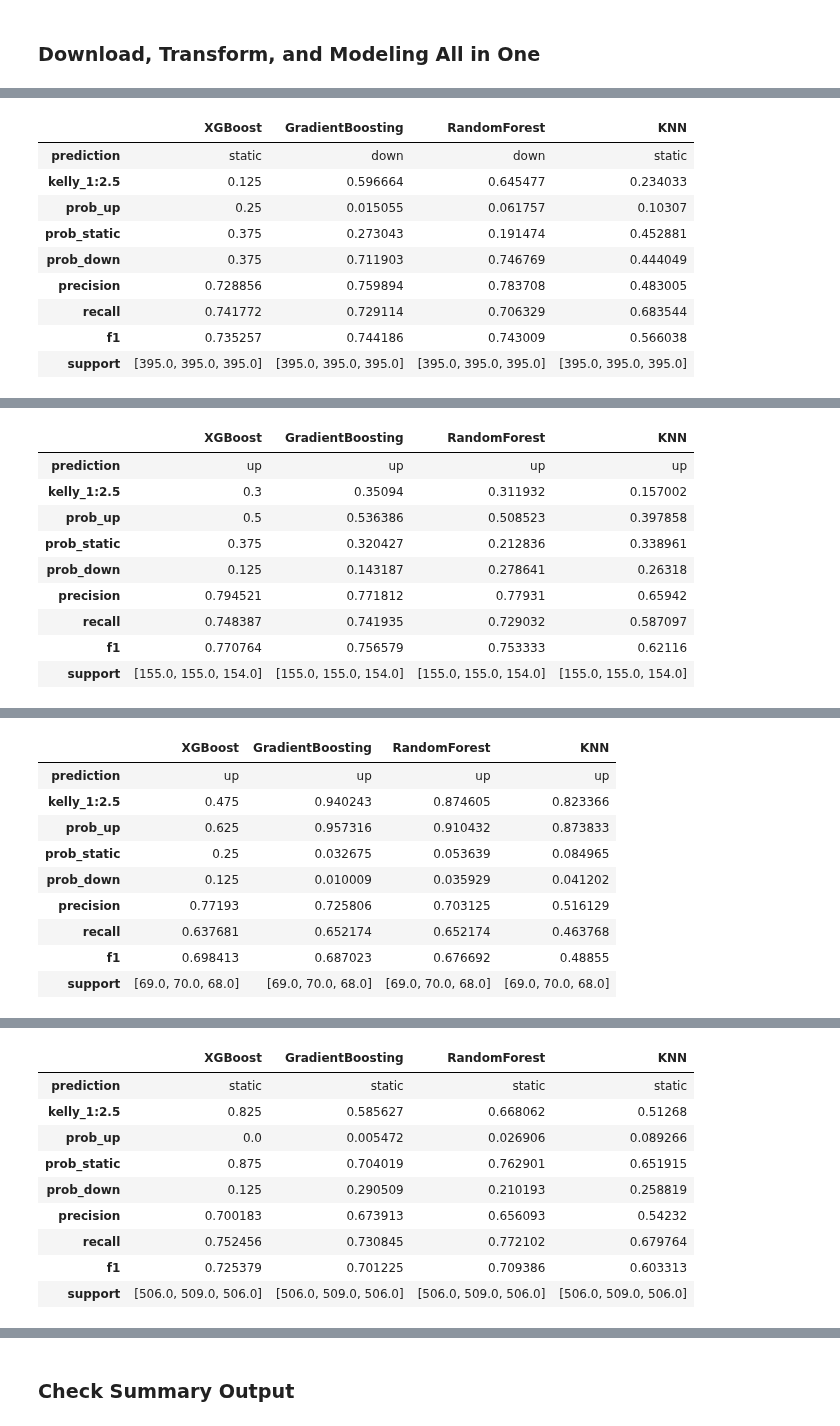
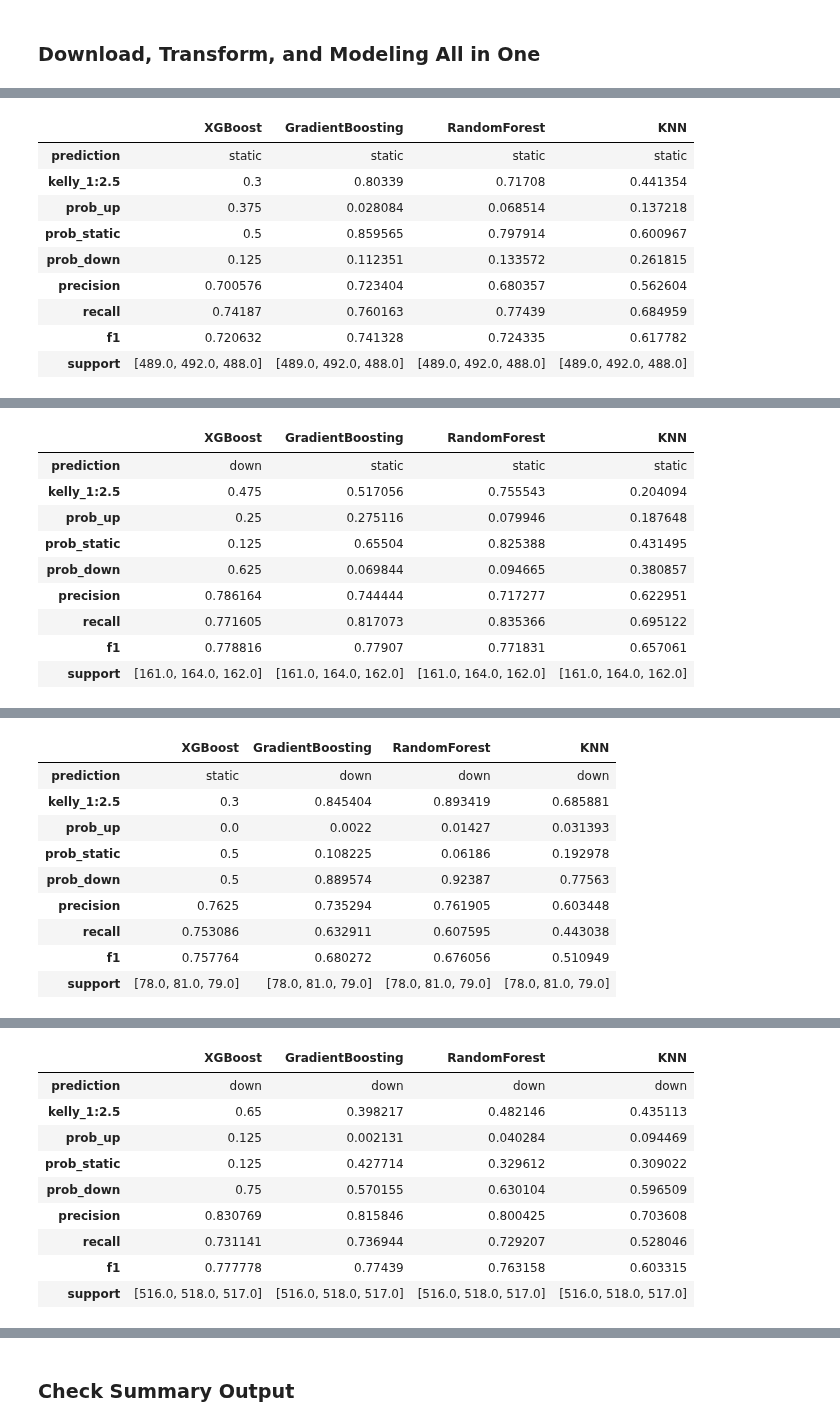
Before and after one commit to yuchild/stock_production, a Jupyter notebook: stock_next_time_frame_predictor.ipynb, the cells around one changed output, grey strips where cells are left out. Drawn from its saved outputs; the diff is of its cells as text; code cells hidden in the pictures.

```diff
--- a/stock_next_time_frame_predictor.ipynb
+++ b/stock_next_time_frame_predictor.ipynb
@@ -43,5 +43,5 @@ from src import functions as f
 # manufactoring suppliers
 # 'lrcs', 'klac', ''
 # %%
-f.predictions('cat')
+f.predictions('amd')
 # %% [output]
@@ -49,10 +50,10 @@ CAT 5m Interval Timestamp: 2024-10-26 03:37:28
 |  | XGBoost | GradientBoosting | RandomForest | KNN |
-| prediction | static | down | down | static |
-| kelly_1:2.5 | 0.125 | 0.596664 | 0.645477 | 0.234033 |
-| prob_up | 0.25 | 0.015055 | 0.061757 | 0.10307 |
-| prob_static | 0.375 | 0.273043 | 0.191474 | 0.452881 |
-| prob_down | 0.375 | 0.711903 | 0.746769 | 0.444049 |
-| precision | 0.728856 | 0.759894 | 0.783708 | 0.483005 |
-| recall | 0.741772 | 0.729114 | 0.706329 | 0.683544 |
-| f1 | 0.735257 | 0.744186 | 0.743009 | 0.566038 |
-| support | [395.0, 395.0, 395.0] | [395.0, 395.0, 395.0] | [395.0, 395.0, 395.0] | [395.0, 395.0, 395.0] |
+| prediction | static | static | static | static |
+| kelly_1:2.5 | 0.3 | 0.80339 | 0.71708 | 0.441354 |
+| prob_up | 0.375 | 0.028084 | 0.068514 | 0.137218 |
+| prob_static | 0.5 | 0.859565 | 0.797914 | 0.600967 |
+| prob_down | 0.125 | 0.112351 | 0.133572 | 0.261815 |
+| precision | 0.700576 | 0.723404 | 0.680357 | 0.562604 |
+| recall | 0.74187 | 0.760163 | 0.77439 | 0.684959 |
+| f1 | 0.720632 | 0.741328 | 0.724335 | 0.617782 |
+| support | [489.0, 492.0, 488.0] | [489.0, 492.0, 488.0] | [489.0, 492.0, 488.0] | [489.0, 492.0, 488.0] |
@@ -60,10 +61,10 @@ CAT 15m Interval Timestamp: 2024-10-26 03:37:54
 |  | XGBoost | GradientBoosting | RandomForest | KNN |
-| prediction | up | up | up | up |
-| kelly_1:2.5 | 0.3 | 0.35094 | 0.311932 | 0.157002 |
-| prob_up | 0.5 | 0.536386 | 0.508523 | 0.397858 |
-| prob_static | 0.375 | 0.320427 | 0.212836 | 0.338961 |
-| prob_down | 0.125 | 0.143187 | 0.278641 | 0.26318 |
-| precision | 0.794521 | 0.771812 | 0.77931 | 0.65942 |
-| recall | 0.748387 | 0.741935 | 0.729032 | 0.587097 |
-| f1 | 0.770764 | 0.756579 | 0.753333 | 0.62116 |
-| support | [155.0, 155.0, 154.0] | [155.0, 155.0, 154.0] | [155.0, 155.0, 154.0] | [155.0, 155.0, 154.0] |
+| prediction | down | static | static | static |
+| kelly_1:2.5 | 0.475 | 0.517056 | 0.755543 | 0.204094 |
+| prob_up | 0.25 | 0.275116 | 0.079946 | 0.187648 |
+| prob_static | 0.125 | 0.65504 | 0.825388 | 0.431495 |
+| prob_down | 0.625 | 0.069844 | 0.094665 | 0.380857 |
+| precision | 0.786164 | 0.744444 | 0.717277 | 0.622951 |
+| recall | 0.771605 | 0.817073 | 0.835366 | 0.695122 |
+| f1 | 0.778816 | 0.77907 | 0.771831 | 0.657061 |
+| support | [161.0, 164.0, 162.0] | [161.0, 164.0, 162.0] | [161.0, 164.0, 162.0] | [161.0, 164.0, 162.0] |
@@ -71,10 +72,10 @@ CAT 30m Interval Timestamp: 2024-10-26 03:37:58
 |  | XGBoost | GradientBoosting | RandomForest | KNN |
-| prediction | up | up | up | up |
-| kelly_1:2.5 | 0.475 | 0.940243 | 0.874605 | 0.823366 |
-| prob_up | 0.625 | 0.957316 | 0.910432 | 0.873833 |
-| prob_static | 0.25 | 0.032675 | 0.053639 | 0.084965 |
-| prob_down | 0.125 | 0.010009 | 0.035929 | 0.041202 |
-| precision | 0.77193 | 0.725806 | 0.703125 | 0.516129 |
-| recall | 0.637681 | 0.652174 | 0.652174 | 0.463768 |
-| f1 | 0.698413 | 0.687023 | 0.676692 | 0.48855 |
-| support | [69.0, 70.0, 68.0] | [69.0, 70.0, 68.0] | [69.0, 70.0, 68.0] | [69.0, 70.0, 68.0] |
+| prediction | static | down | down | down |
+| kelly_1:2.5 | 0.3 | 0.845404 | 0.893419 | 0.685881 |
+| prob_up | 0.0 | 0.0022 | 0.01427 | 0.031393 |
+| prob_static | 0.5 | 0.108225 | 0.06186 | 0.192978 |
+| prob_down | 0.5 | 0.889574 | 0.92387 | 0.77563 |
+| precision | 0.7625 | 0.735294 | 0.761905 | 0.603448 |
+| recall | 0.753086 | 0.632911 | 0.607595 | 0.443038 |
+| f1 | 0.757764 | 0.680272 | 0.676056 | 0.510949 |
+| support | [78.0, 81.0, 79.0] | [78.0, 81.0, 79.0] | [78.0, 81.0, 79.0] | [78.0, 81.0, 79.0] |
@@ -82,10 +83,10 @@ CAT 1h Interval Timestamp: 2024-10-26 03:38:00
 |  | XGBoost | GradientBoosting | RandomForest | KNN |
-| prediction | static | static | static | static |
-| kelly_1:2.5 | 0.825 | 0.585627 | 0.668062 | 0.51268 |
-| prob_up | 0.0 | 0.005472 | 0.026906 | 0.089266 |
-| prob_static | 0.875 | 0.704019 | 0.762901 | 0.651915 |
-| prob_down | 0.125 | 0.290509 | 0.210193 | 0.258819 |
-| precision | 0.700183 | 0.673913 | 0.656093 | 0.54232 |
-| recall | 0.752456 | 0.730845 | 0.772102 | 0.679764 |
-| f1 | 0.725379 | 0.701225 | 0.709386 | 0.603313 |
-| support | [506.0, 509.0, 506.0] | [506.0, 509.0, 506.0] | [506.0, 509.0, 506.0] | [506.0, 509.0, 506.0] |
+| prediction | down | down | down | down |
+| kelly_1:2.5 | 0.65 | 0.398217 | 0.482146 | 0.435113 |
+| prob_up | 0.125 | 0.002131 | 0.040284 | 0.094469 |
+| prob_static | 0.125 | 0.427714 | 0.329612 | 0.309022 |
+| prob_down | 0.75 | 0.570155 | 0.630104 | 0.596509 |
+| precision | 0.830769 | 0.815846 | 0.800425 | 0.703608 |
+| recall | 0.731141 | 0.736944 | 0.729207 | 0.528046 |
+| f1 | 0.777778 | 0.77439 | 0.763158 | 0.603315 |
+| support | [516.0, 518.0, 517.0] | [516.0, 518.0, 517.0] | [516.0, 518.0, 517.0] | [516.0, 518.0, 517.0] |
```
Also changed, not shown: parts of 1 cell of this notebook, 14 other files.
